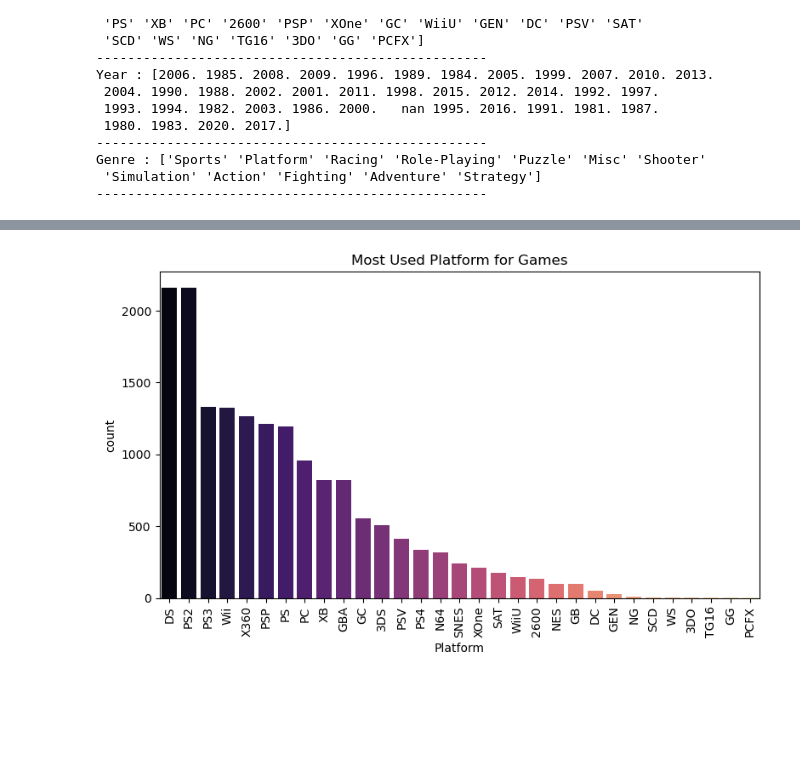
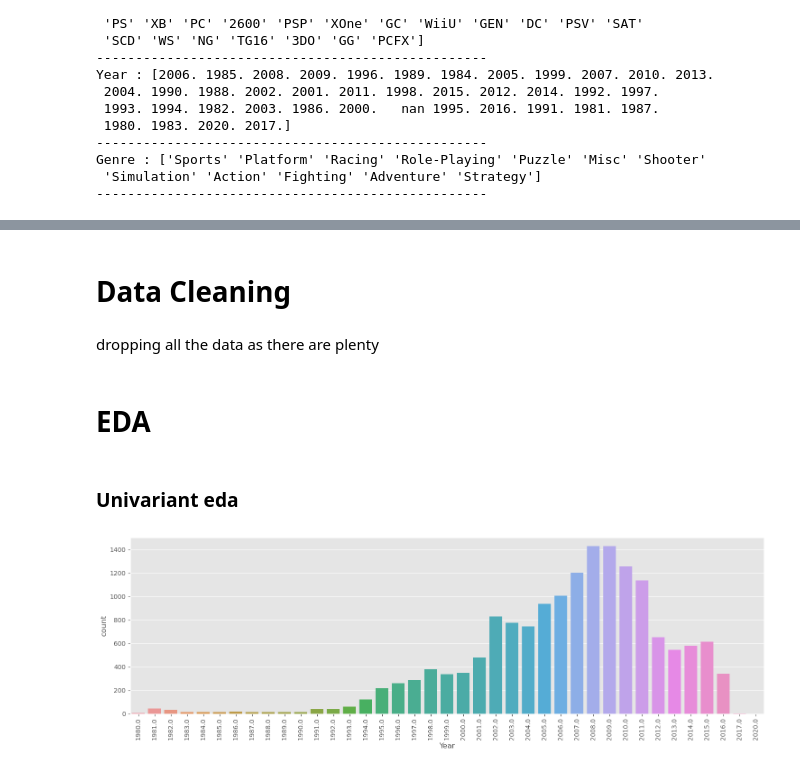
Before and after one commit to Aman-Baruwal/Games_Sales_Analysis, a Jupyter notebook: games_sales.ipynb, the cells around one changed output, grey strips where cells are left out. Cells and saved outputs as stored; diff of their text form; code cells hidden in the pictures; blank space fills up the shorter version.

```diff
--- a/games_sales.ipynb
+++ b/games_sales.ipynb
@@ -5,6 +5,7 @@ import numpy as np
 import pandas as pd
 import matplotlib.pyplot as plt
 import seaborn as sns
+plt.style.use('ggplot')
 
 import warnings
 warnings.filterwarnings('ignore')
@@ -81,9 +96,19 @@ Genre : ['Sports' 'Platform' 'Racing' 'Role-Playing' 'Puzzle' 'Misc' 'Shooter'
+# %% [markdown]
+# Data Cleaning
+# %% [markdown]
+dropping all the data as there are plenty
+# %%
+df.dropna(inplace=True)
+# %% [markdown]
+# EDA
+# %% [markdown]
+### Univariant eda
 # %%
-plt.figure(figsize=(8,5))
-sns.countplot(data = df , x = 'Platform', order=df['Platform'].value_counts().index, palette='magma').set_title("Most Used Platform for Games")
+plt.figure(figsize=(15,5))
+sns.countplot(x="Year", data=df)
 plt.xticks(rotation = 90)
 plt.tight_layout()
 plt.show()
 # %% [output]
-[figure, old version]
+[figure, new version]
 # %%
```
Also changed, not shown: parts of 13 cells of this notebook, 1 other file.
